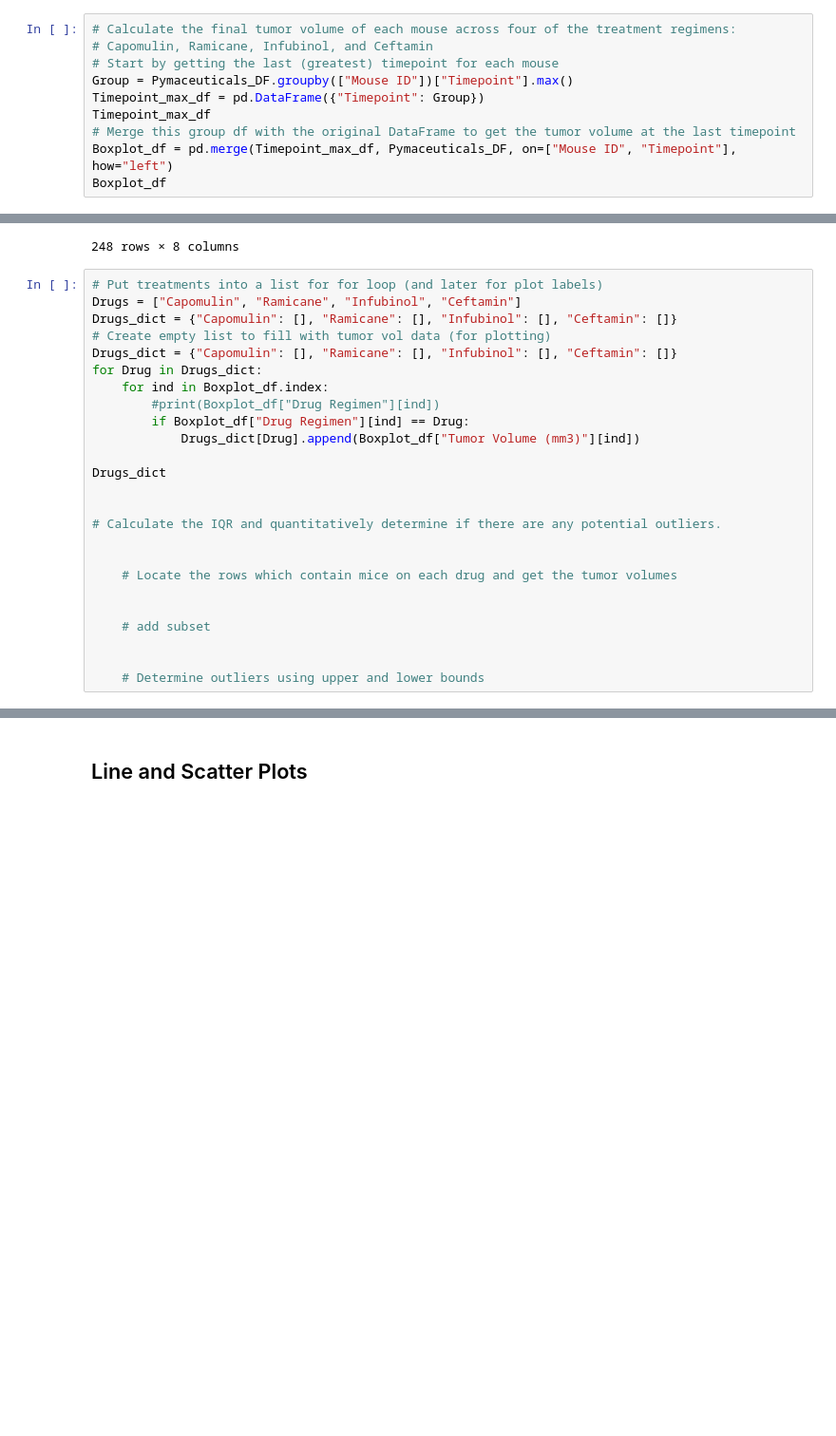
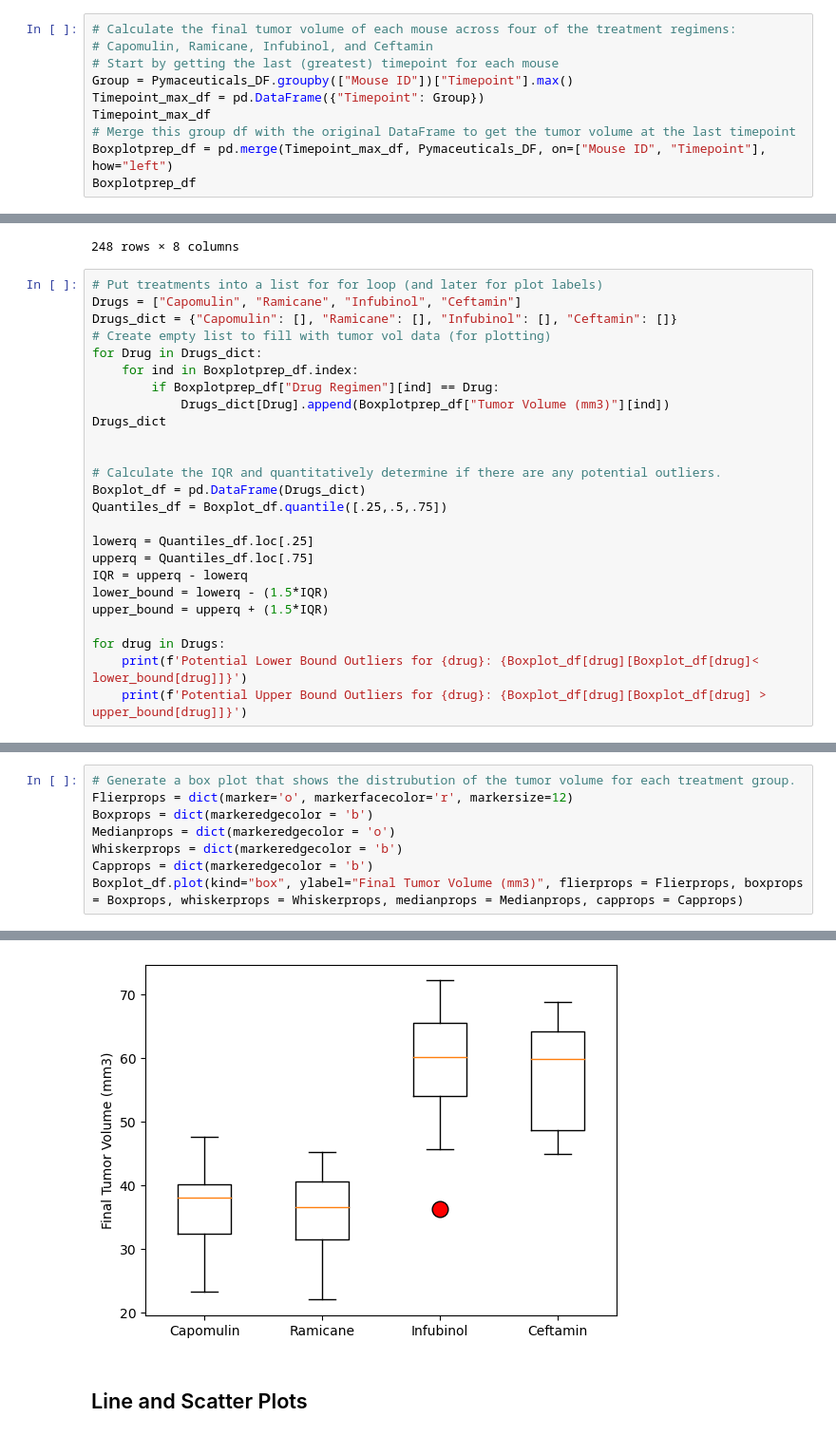
Before and after one commit to Oleslamburger/Module5-challenge, a Jupyter notebook: Starter_Code 3/pymaceuticals_starter_Analysis.ipynb, the cells around one changed output, grey strips where cells are left out. Shown at 95% size. Drawn from its saved outputs; the diff is of its cells as text; blank space fills up the shorter version.

```diff
--- a/Starter_Code 3/pymaceuticals_starter_Analysis.ipynb
+++ b/Starter_Code 3/pymaceuticals_starter_Analysis.ipynb
@@ -173,8 +185,8 @@ Group = Pymaceuticals_DF.groupby(["Mouse ID"])["Timepoint"].max()
 Timepoint_max_df = pd.DataFrame({"Timepoint": Group})
 Timepoint_max_df
 # Merge this group df with the original DataFrame to get the tumor volume at the last timepoint
-Boxplot_df = pd.merge(Timepoint_max_df, Pymaceuticals_DF, on=["Mouse ID", "Timepoint"], how="left")
-Boxplot_df
+Boxplotprep_df = pd.merge(Timepoint_max_df, Pymaceuticals_DF, on=["Mouse ID", "Timepoint"], how="left")
+Boxplotprep_df
 # %% [output]
 |  | Mouse ID | Timepoint | Drug Regimen | Sex | Age_months | Weight (g) | Tumor Volume (mm3) | ... |
 | 0 | a203 | 45 | Infubinol | Female | 20 | 23 | 67.973419 | ... |
@@ -194,24 +206,24 @@ Boxplot_df
 Drugs = ["Capomulin", "Ramicane", "Infubinol", "Ceftamin"]
 Drugs_dict = {"Capomulin": [], "Ramicane": [], "Infubinol": [], "Ceftamin": []}
 # Create empty list to fill with tumor vol data (for plotting)
-Drugs_dict = {"Capomulin": [], "Ramicane": [], "Infubinol": [], "Ceftamin": []}
 for Drug in Drugs_dict:
-    for ind in Boxplot_df.index:
-        #print(Boxplot_df["Drug Regimen"][ind])
-        if Boxplot_df["Drug Regimen"][ind] == Drug:
-            Drugs_dict[Drug].append(Boxplot_df["Tumor Volume (mm3)"][ind])
-
+    for ind in Boxplotprep_df.index:
+        if Boxplotprep_df["Drug Regimen"][ind] == Drug:
+            Drugs_dict[Drug].append(Boxplotprep_df["Tumor Volume (mm3)"][ind])
 Drugs_dict
 
 
 # Calculate the IQR and quantitatively determine if there are any potential outliers.
+Boxplot_df = pd.DataFrame(Drugs_dict)
+Quantiles_df = Boxplot_df.quantile([.25,.5,.75])
 
+lowerq = Quantiles_df.loc[.25]
+upperq = Quantiles_df.loc[.75]
+IQR = upperq - lowerq
+lower_bound = lowerq - (1.5*IQR)
+upper_bound = upperq + (1.5*IQR)
 
-    # Locate the rows which contain mice on each drug and get the tumor volumes
-
-
-    # add subset
-
-
-    # Determine outliers using upper and lower bounds
+for drug in Drugs:
+    print(f'Potential Lower Bound Outliers for {drug}: {Boxplot_df[drug][Boxplot_df[drug]< lower_bound[drug]]}')
+    print(f'Potential Upper Bound Outliers for {drug}: {Boxplot_df[drug][Boxplot_df[drug] > upper_bound[drug]]}')
 # %% [output]
@@ -236,0 +239,9 @@ Drugs_dict
+# %%
+# Generate a box plot that shows the distrubution of the tumor volume for each treatment group.
+Flierprops = dict(marker='o', markerfacecolor='r', markersize=12)
+Boxprops = dict(markeredgecolor = 'b')
+Medianprops = dict(markeredgecolor = 'o')
+Whiskerprops = dict(markeredgecolor = 'b')
+Capprops = dict(markeredgecolor = 'b')
+Boxplot_df.plot(kind="box", ylabel="Final Tumor Volume (mm3)", flierprops = Flierprops, boxprops = Boxprops, whiskerprops = Whiskerprops, medianprops = Medianprops, capprops = Capprops)
+# %% [output]
@@ -237,3 +249,4 @@ Drugs_dict
+[figure, added]
 # %% [markdown]
 ## Line and Scatter Plots
 # %%
```
Also changed, not shown: parts of 5 cells of this notebook, 3 other files.
